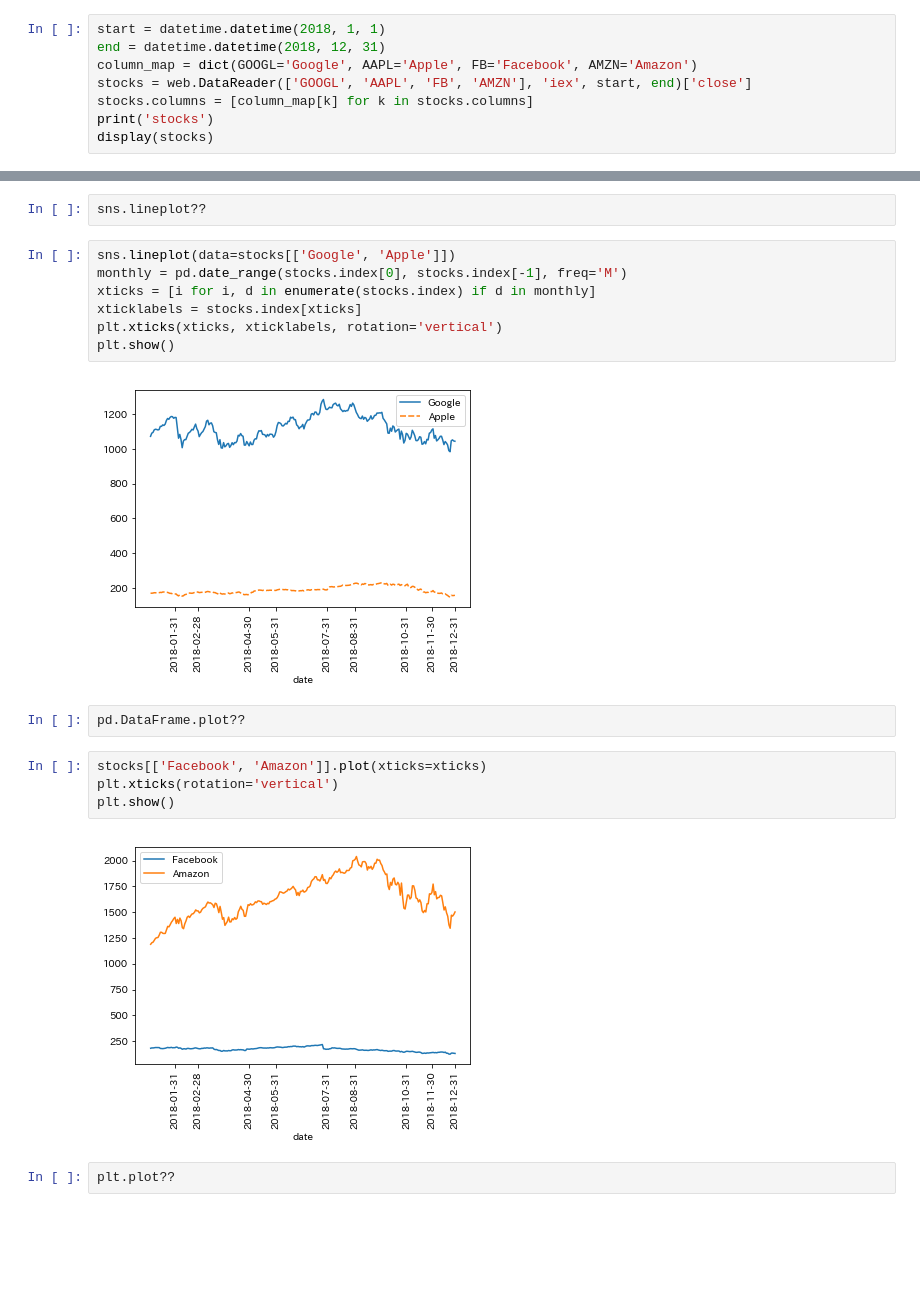
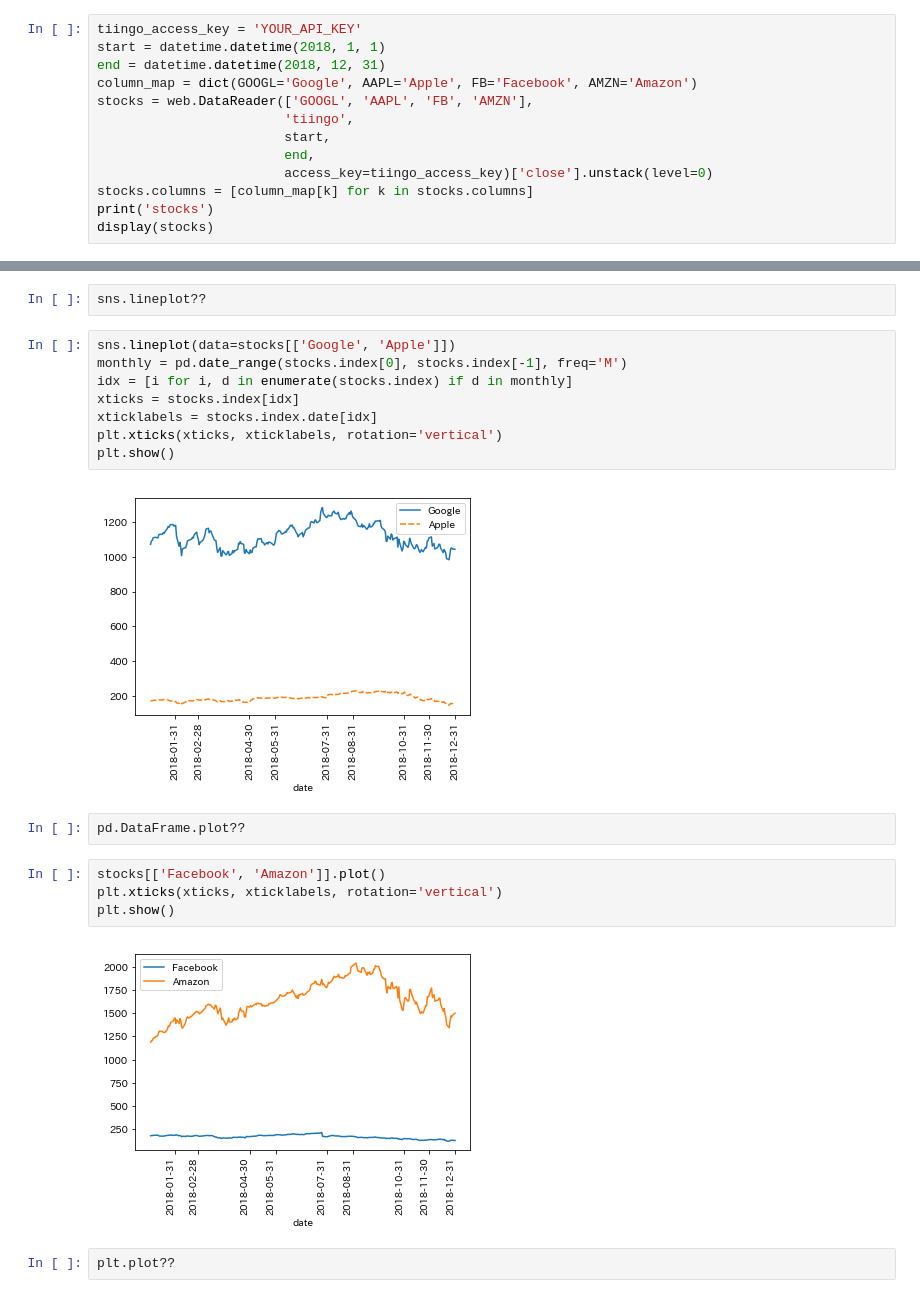
Before and after one commit to zukein/data-science-lecture, a Jupyter notebook: workspace/beginner/comparison_over_categories.ipynb, the cells around one changed output, grey strips where cells are left out. Saved outputs shown, nothing was run; the diff lists cells and outputs as text; blank space fills up the shorter version.

Commit message:
Change data source of stock prices

```diff
--- a/workspace/beginner/comparison_over_categories.ipynb
+++ b/workspace/beginner/comparison_over_categories.ipynb
@@ -418,10 +418,15 @@ inflation
 ---
 `seaborn.lineplot`、`pandas.DataFrame.plot`、`matplotlib.pyplot.plot`などを用いる。
 # %%
+tiingo_access_key = 'YOUR_API_KEY'
 start = datetime.datetime(2018, 1, 1)
 end = datetime.datetime(2018, 12, 31)
 column_map = dict(GOOGL='Google', AAPL='Apple', FB='Facebook', AMZN='Amazon')
-stocks = web.DataReader(['GOOGL', 'AAPL', 'FB', 'AMZN'], 'iex', start, end)['close']
+stocks = web.DataReader(['GOOGL', 'AAPL', 'FB', 'AMZN'],
+                        'tiingo',
+                        start,
+                        end,
+                        access_key=tiingo_access_key)['close'].unstack(level=0)
 stocks.columns = [column_map[k] for k in stocks.columns]
 print('stocks')
 display(stocks)
@@ -440,20 +445,21 @@ sns.lineplot??
 # %%
 sns.lineplot(data=stocks[['Google', 'Apple']])
 monthly = pd.date_range(stocks.index[0], stocks.index[-1], freq='M')
-xticks = [i for i, d in enumerate(stocks.index) if d in monthly]
-xticklabels = stocks.index[xticks]
+idx = [i for i, d in enumerate(stocks.index) if d in monthly]
+xticks = stocks.index[idx]
+xticklabels = stocks.index.date[idx]
 plt.xticks(xticks, xticklabels, rotation='vertical')
 plt.show()
 # %% [output]
-[figure, old version]
+[figure, new version]
 # %%
 pd.DataFrame.plot??
 # %%
-stocks[['Facebook', 'Amazon']].plot(xticks=xticks)
-plt.xticks(rotation='vertical')
+stocks[['Facebook', 'Amazon']].plot()
+plt.xticks(xticks, xticklabels, rotation='vertical')
 plt.show()
 # %% [output]
-[figure, old version]
+[figure, new version]
 # %%
 plt.plot??
 # %%
```
Also changed, not shown: parts of 3 cells of this notebook, 3 other files.
